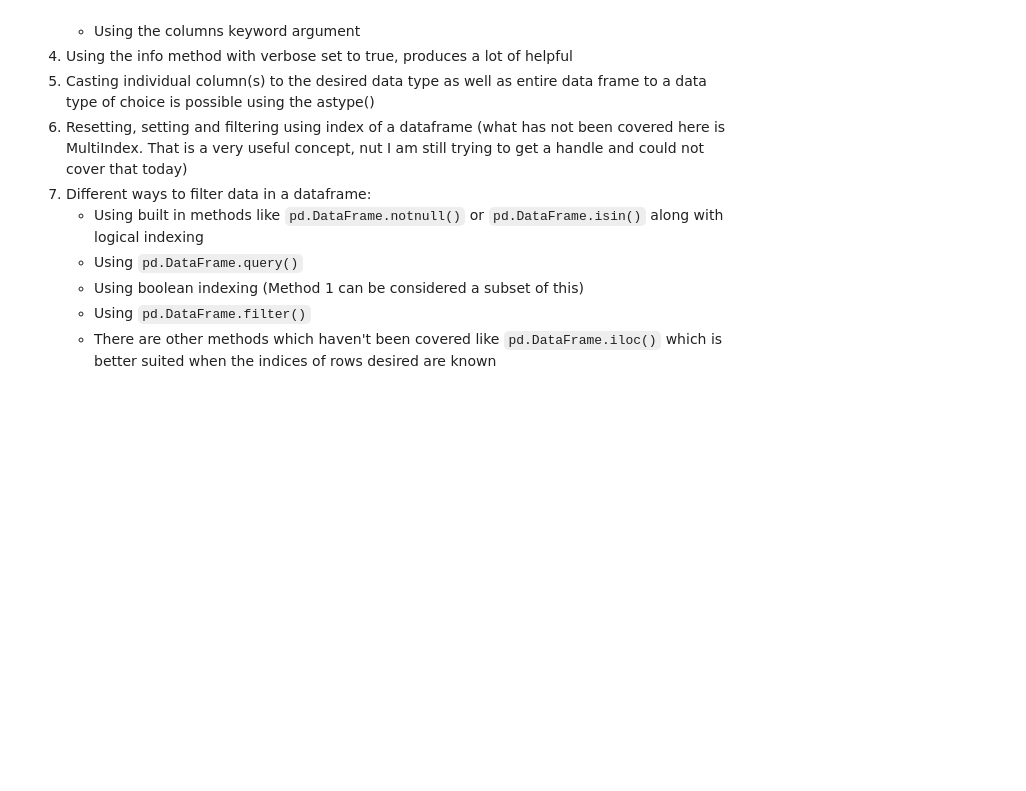
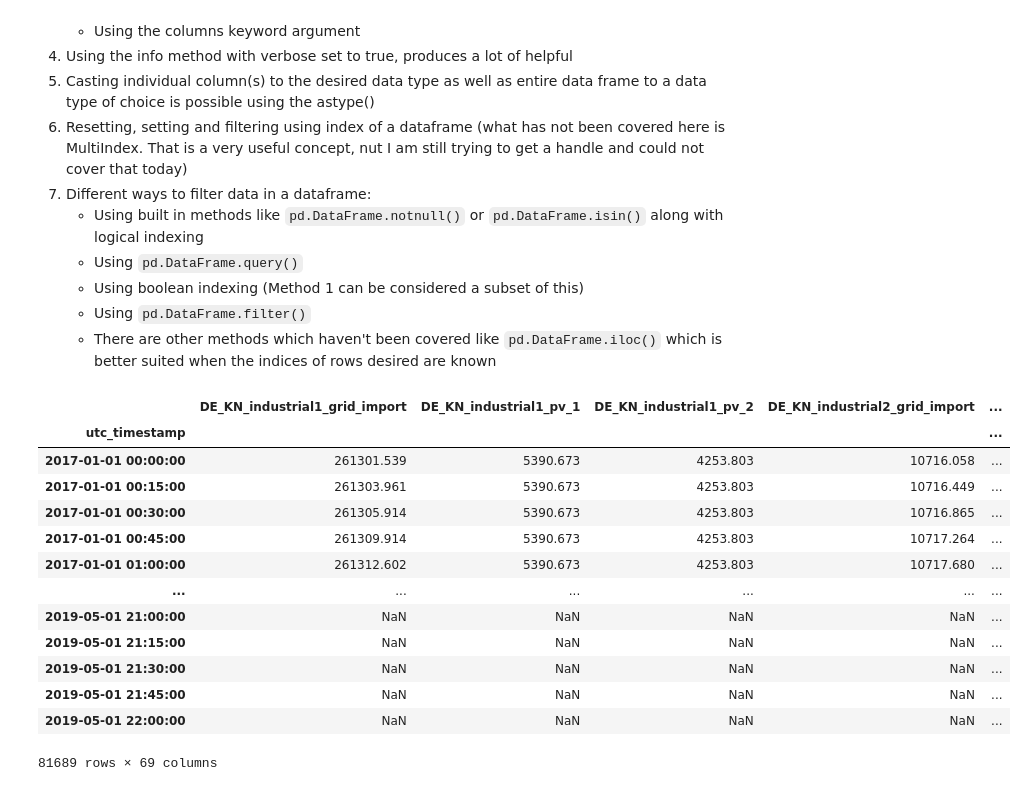
Before and after one commit to UGuntupalli/pandas_demo, a Jupyter notebook: tips_and_tricks_for_using_pandas.ipynb, the cells around one changed output. Cells and saved outputs as stored; diff of their text form; code cells hidden in the pictures; blank space fills up the shorter version.

```diff
--- a/tips_and_tricks_for_using_pandas.ipynb
+++ b/tips_and_tricks_for_using_pandas.ipynb
@@ -356,3 +357,26 @@ china_subset_df = china_confirmed_cases_df.filter(like="Hubei", axis=0) # It all
 # %%
-# Import Time Series NOAA Data
-noaa_df = pd.read_csv("Time_Series_Data_NOAA.csv")
+# Import Time Series Household data from open power system platform
+os.chdir(current_directory)
+household_data_df = pd.read_csv("household_data_15min.csv")
+# %%
+household_data_df.drop(columns=["cet_cest_timestamp"], inplace=True) # Dropping the localized timestamp column as we are not going to try and deep dive into that
+household_data_df["utc_timestamp"] = pd.to_datetime(household_data_df["utc_timestamp"], format="%Y-%m-%dT%H:%M:%SZ")
+household_data_df.set_index("utc_timestamp", drop=True, inplace=True)
+# %%
+# We see that there are rows with NaN, lets clear them out
+household_data_df.dropna(how="all")
+# %% [output]
+|  | DE_KN_industrial1_grid_import | DE_KN_industrial1_pv_1 | DE_KN_industrial1_pv_2 | DE_KN_industrial2_grid_import | ... |
+| utc_timestamp |  |  |  |  | ... |
+| 2017-01-01 00:00:00 | 261301.539 | 5390.673 | 4253.803 | 10716.058 | ... |
+| 2017-01-01 00:15:00 | 261303.961 | 5390.673 | 4253.803 | 10716.449 | ... |
+| 2017-01-01 00:30:00 | 261305.914 | 5390.673 | 4253.803 | 10716.865 | ... |
+| 2017-01-01 00:45:00 | 261309.914 | 5390.673 | 4253.803 | 10717.264 | ... |
+| 2017-01-01 01:00:00 | 261312.602 | 5390.673 | 4253.803 | 10717.680 | ... |
+| ... | ... | ... | ... | ... | ... |
+| 2019-05-01 21:00:00 | NaN | NaN | NaN | NaN | ... |
+| 2019-05-01 21:15:00 | NaN | NaN | NaN | NaN | ... |
+| 2019-05-01 21:30:00 | NaN | NaN | NaN | NaN | ... |
+| 2019-05-01 21:45:00 | NaN | NaN | NaN | NaN | ... |
+| 2019-05-01 22:00:00 | NaN | NaN | NaN | NaN | ... |
+81689 rows × 69 columns
```
Also changed, not shown: parts of 7 cells of this notebook, 2 other files.
